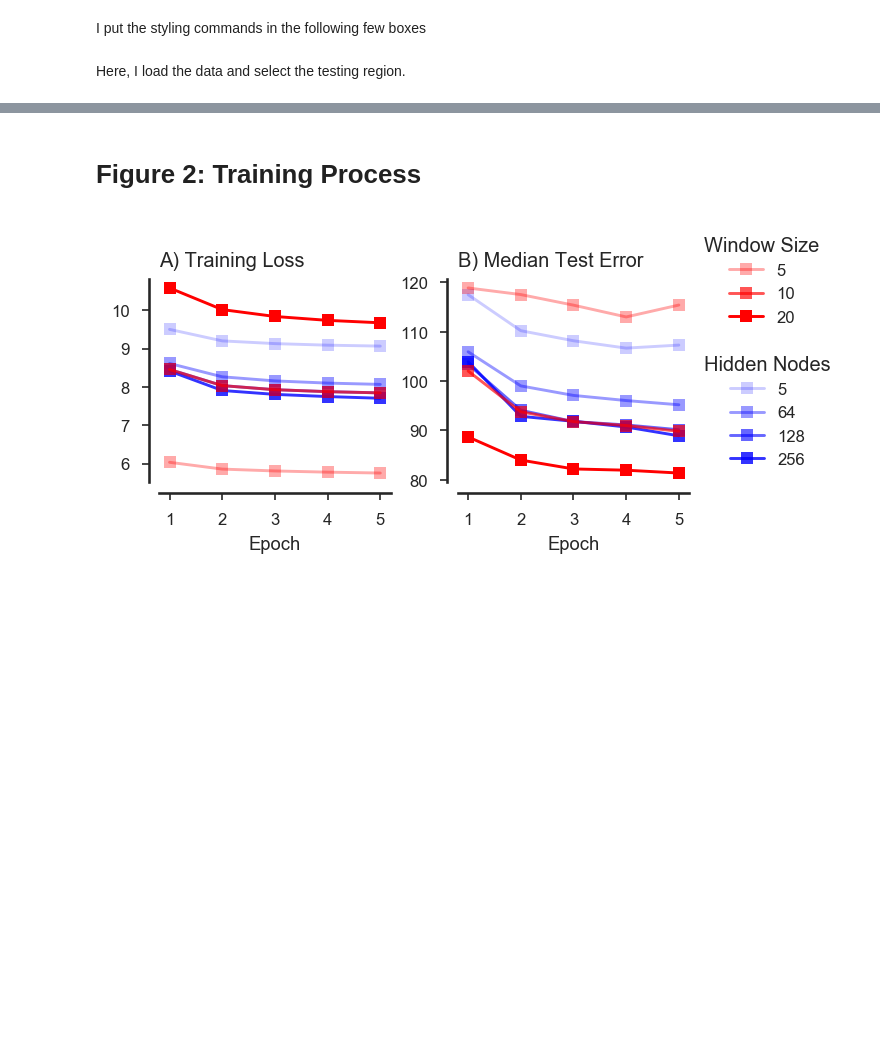
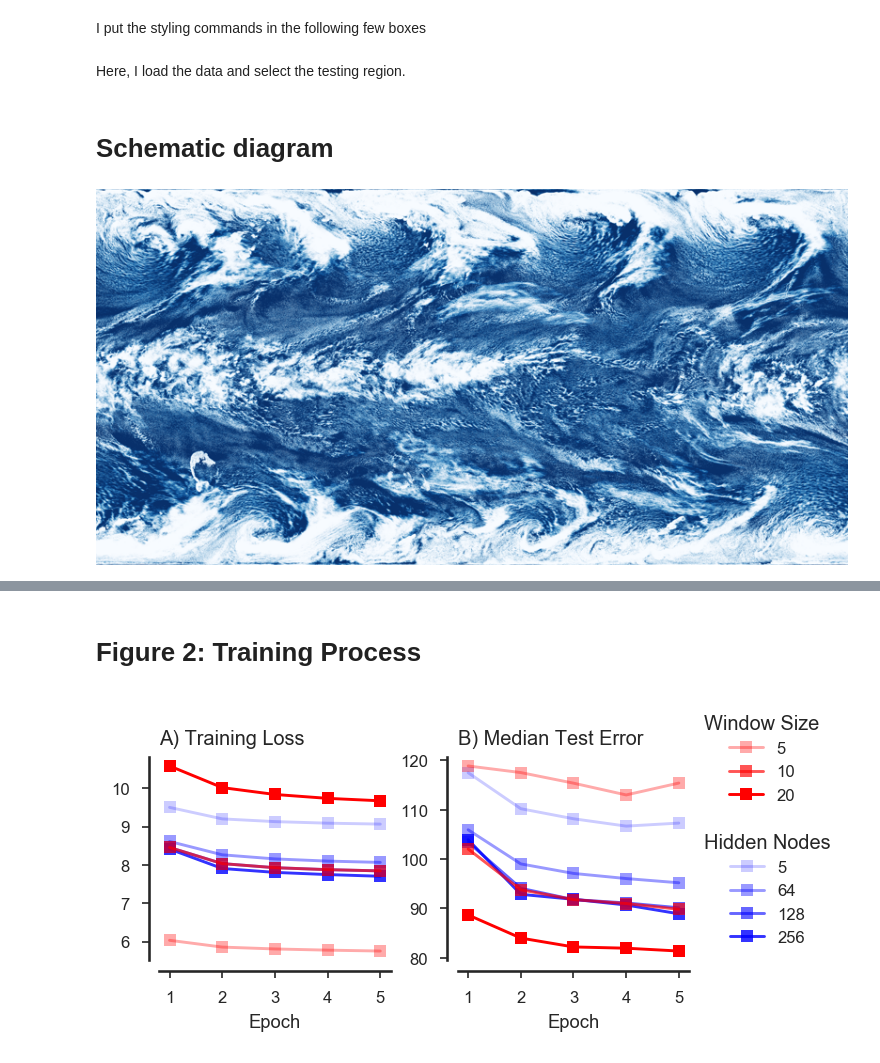
Before and after one commit to nbren12/uwnet, a Jupyter notebook: results/reports/2.1-ndb-paper-plots.ipynb, the cells around one changed output, grey strips where cells are left out. Saved outputs shown, nothing was run; the diff lists cells and outputs as text; code cells hidden in the pictures; blank space fills up the shorter version.

Commit message:
Add coarse-graining schematic diagram

```diff
--- a/results/reports/2.1-ndb-paper-plots.ipynb
+++ b/results/reports/2.1-ndb-paper-plots.ipynb
@@ -33,3 +33,23 @@ Here, I load the data and select the testing region.
 # %%
 ds= load_data(best_nn="model.VaryT-20/3")
 ds_test = ds.isel(x=slice(0,64))
+# %% [markdown]
+# Schematic diagram
+# %%
+cld = xr.open_dataarray("../../data/raw/2/NG_5120x2560x34_4km_10s_QOBS_EQX/hires/CLD.nc")
+
+from PIL import Image
+# %%
+def image_from_xr(cld):
+
+    cmap = plt.get_cmap('Blues_r')
+    vals = np.uint8((cmap(cld.values[0]/100) * 255))
+    im = Image.fromarray(vals[::-1])
+    return im
+
+
+im = image_from_xr(cld)
+im_full = im.resize((800, 400), resample=Image.BICUBIC)
+im_full
+# %% [output]
+[figure, added]
```
Also changed, not shown: parts of 7 cells of this notebook, 1 other file.
